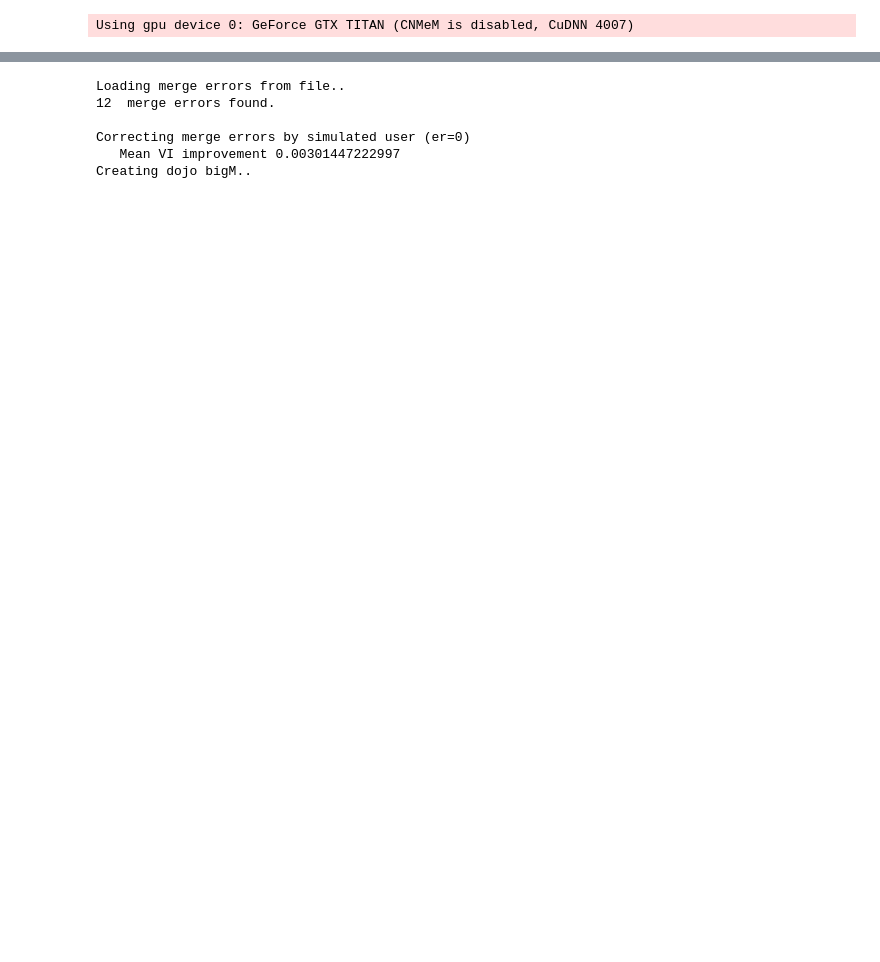
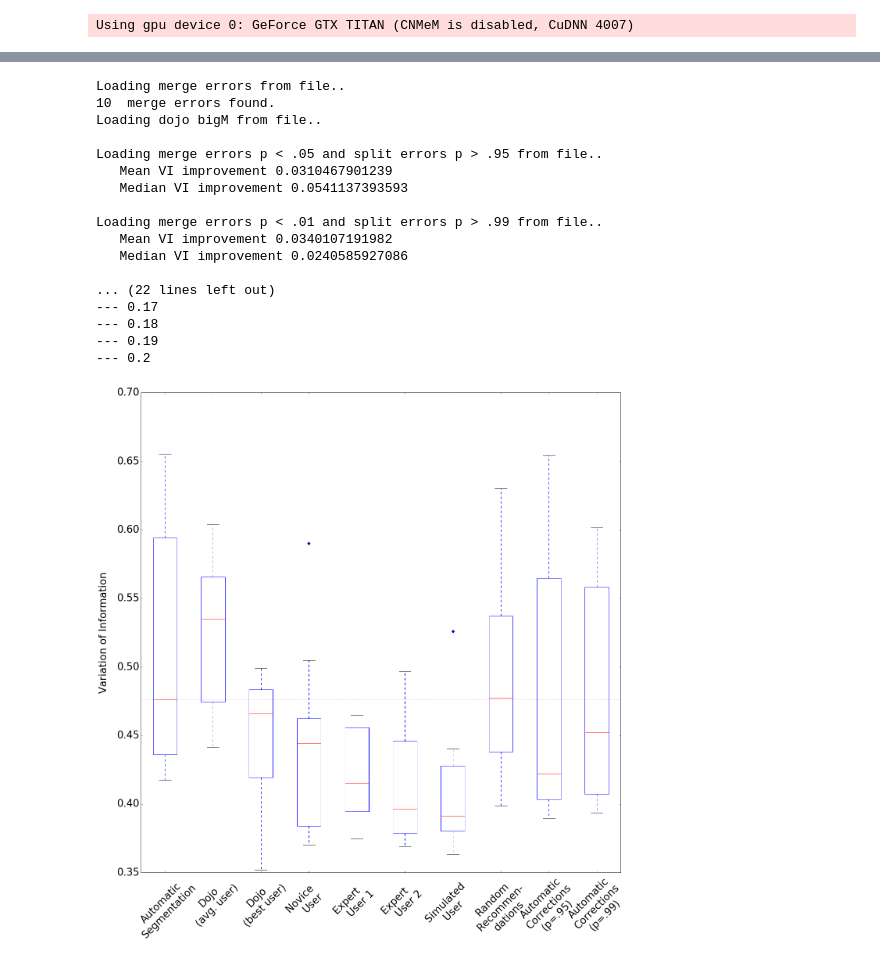
Before and after one commit to SrutiBh/mlproof, a Jupyter notebook: CNN_STATS.ipynb, the cells around one changed output, grey strips where cells are left out. Saved outputs shown, nothing was run; the diff lists cells and outputs as text; code cells hidden in the pictures; blank space fills up the shorter version.

```diff
--- a/CNN_STATS.ipynb
+++ b/CNN_STATS.ipynb
@@ -39,9 +73,21 @@ nolearn.lasagne.visualize.draw_to_notebook(cnn)
 # %%
-bigM_dojo = Stats.run_dojo_xp(cnn)
+er, avg, best = Stats.run_dojo_xp(cnn)
 # %% [output]
 Loading merge errors from file..
-12  merge errors found.
+10  merge errors found.
+Loading dojo bigM from file..
 
-Correcting merge errors by simulated user (er=0)
-   Mean VI improvement 0.00301447222997
-Creating dojo bigM..
+Loading merge errors p < .05 and split errors p > .95 from file..
+   Mean VI improvement 0.0310467901239
+   Median VI improvement 0.0541137393593
+
+Loading merge errors p < .01 and split errors p > .99 from file..
+   Mean VI improvement 0.0340107191982
+   Median VI improvement 0.0240585927086
+
+... (22 lines left out)
+--- 0.17
+--- 0.18
+--- 0.19
+--- 0.2
+[figure, added]
```
Also changed, not shown: parts of 21 cells of this notebook, 6 other files.
